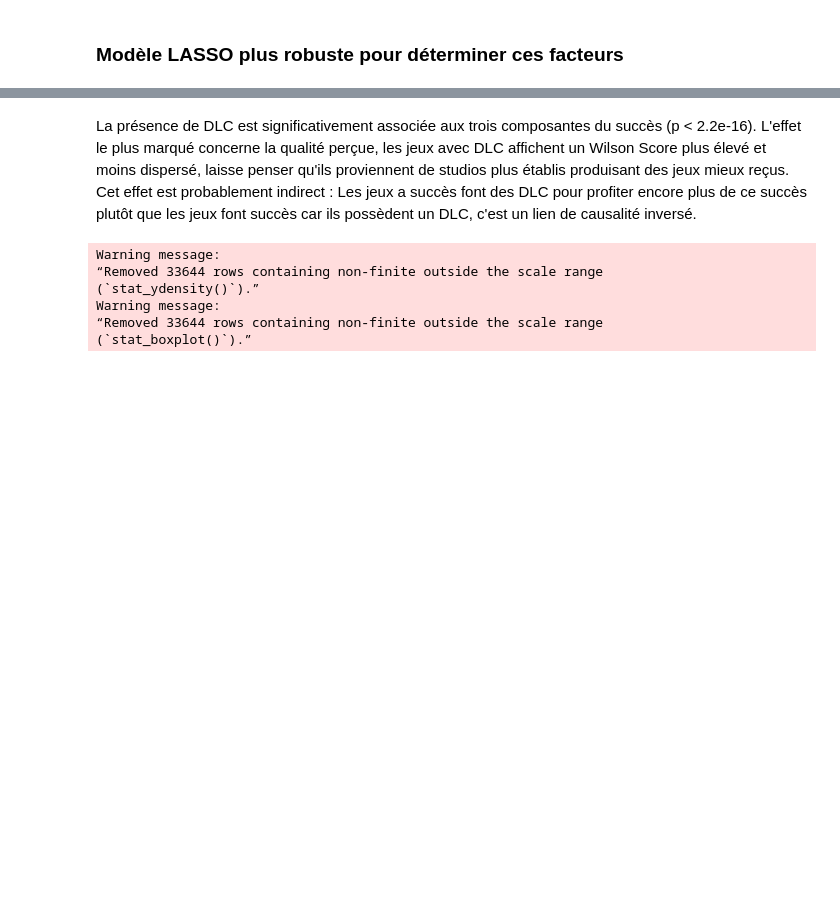
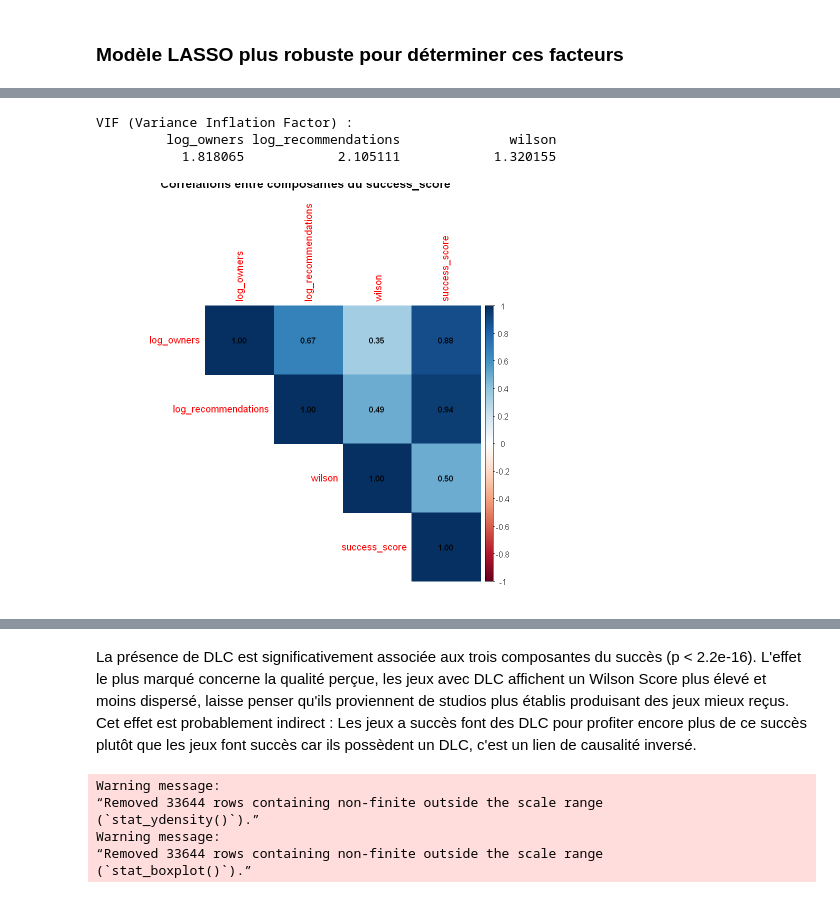
Before and after one commit to Thethomasbutnottheleast/Steam-Analyse, a Jupyter notebook: succes_commercial.ipynb, the cells around one changed output, grey strips where cells are left out. Saved outputs shown, nothing was run; the diff lists cells and outputs as text; code cells hidden in the pictures; blank space fills up the shorter version.

```diff
--- a/succes_commercial.ipynb
+++ b/succes_commercial.ipynb
@@ -276,0 +323,25 @@ DLC count            0.0000000000
+# %%
+#Corrélations et structure des composantes
+
+
+success_components <- df_clean %>%
+  select(log_owners, log_recommendations, wilson, success_score) %>%
+  drop_na()
+
+
+cor_components <- cor(success_components)
+corrplot(cor_components, method = "color", type = "upper",
+         addCoef.col = "black", number.cex = 0.8,
+         title = "Corrélations entre composantes du success_score")
+
+# VIF pour vérifier la multicollinéarité
+library(car)
+fit_components <- lm(success_score ~ log_owners + log_recommendations + wilson,
+                     data = success_components)
+cat("VIF (Variance Inflation Factor) :\n")
+print(vif(fit_components))
+# %% [output]
+VIF (Variance Inflation Factor) :
+         log_owners log_recommendations              wilson
+           1.818065            2.105111            1.320155
+[figure, added]
```
Also changed, not shown: parts of 39 cells of this notebook.
